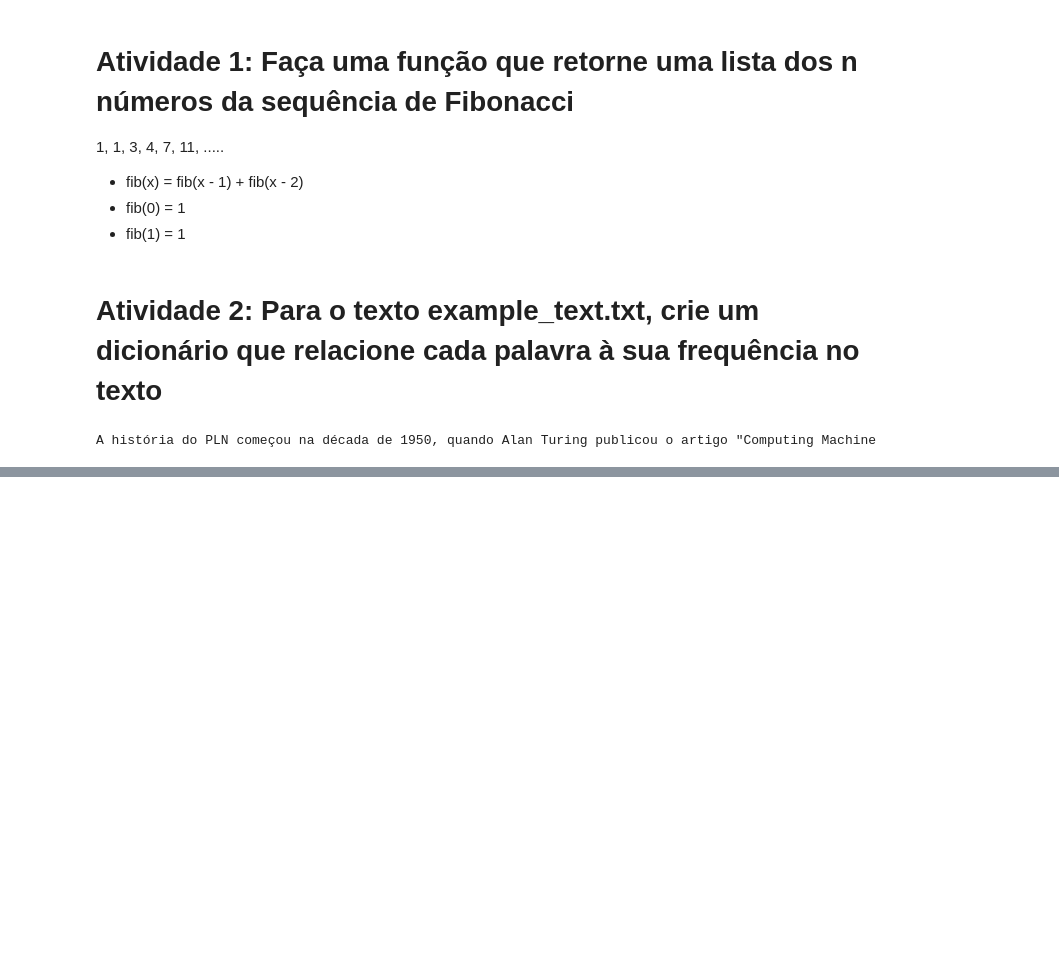
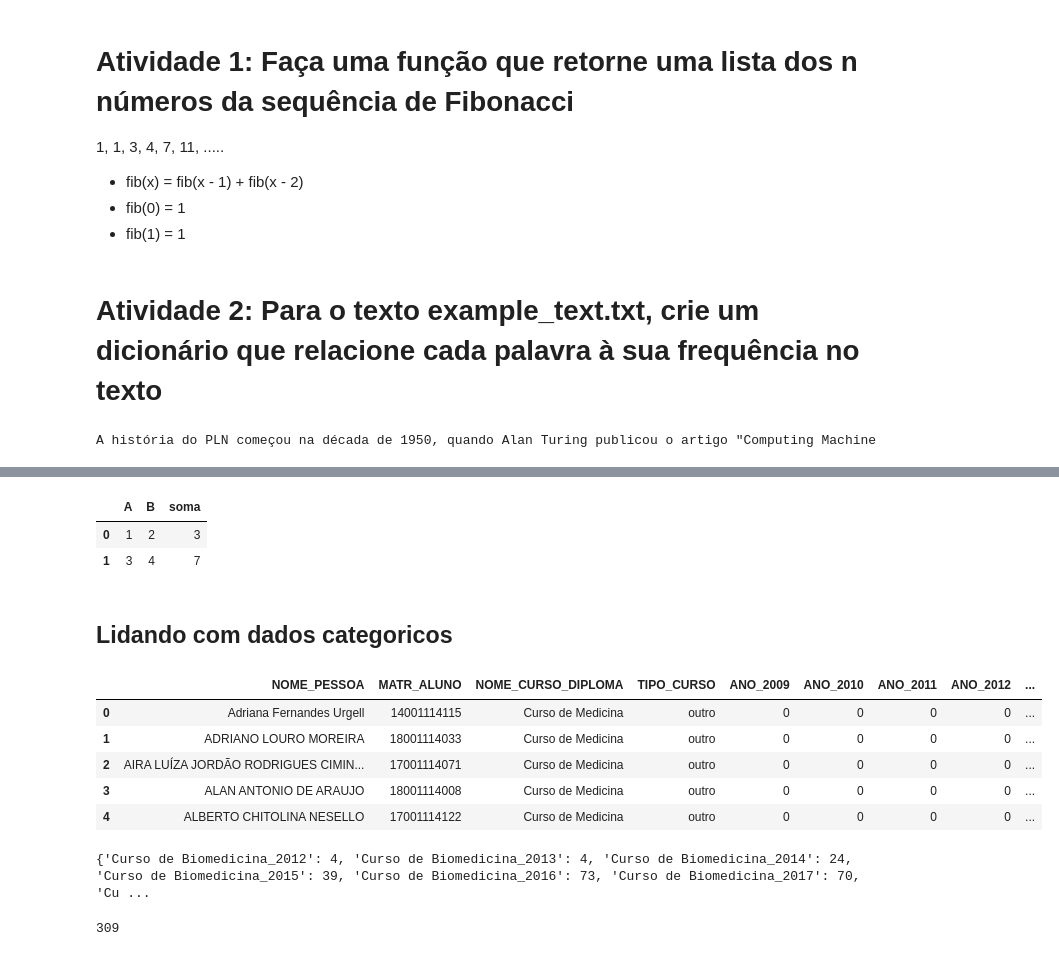
Before and after one commit to fnbalves/curso_machine_learning, a Jupyter notebook: Aprendendo python - parte 1.ipynb, the cells around one changed output, grey strips where cells are left out. Saved outputs shown, nothing was run; the diff lists cells and outputs as text; code cells hidden in the pictures; blank space fills up the shorter version.

Commit message:
Added pandas and XML lessons

```diff
--- a/Aprendendo python - parte 1.ipynb
+++ b/Aprendendo python - parte 1.ipynb
@@ -339,0 +512,20 @@ A história do PLN começou na década de 1950, quando Alan Turing publicou o ar
+# %%
+example_df['soma'] = example_df.apply(lambda row: row['A'] + row['B'], axis=1)
+example_df
+# %% [output]
+|  | A | B | soma |
+| 0 | 1 | 2 | 3 |
+| 1 | 3 | 4 | 7 |
+# %% [markdown]
+<h2>Lidando com dados categoricos</h2>
+# %%
+#Podemos criar variaveis dummy facilmente com o Pandas
+with_dummies = pd.get_dummies(raw_df, columns=['ANO_INGRESSO'], prefix='ANO', )
+with_dummies.head()
+# %% [output]
+|  | NOME_PESSOA | MATR_ALUNO | NOME_CURSO_DIPLOMA | TIPO_CURSO | ANO_2009 | ANO_2010 | ANO_2011 | ANO_2012 | ... |
+| 0 | Adriana Fernandes Urgell | 14001114115 | Curso de Medicina | outro | 0 | 0 | 0 | 0 | ... |
+| 1 | ADRIANO LOURO MOREIRA | 18001114033 | Curso de Medicina | outro | 0 | 0 | 0 | 0 | ... |
+| 2 | AIRA LUÍZA JORDÃO RODRIGUES CIMIN... | 17001114071 | Curso de Medicina | outro | 0 | 0 | 0 | 0 | ... |
+| 3 | ALAN ANTONIO DE ARAUJO | 18001114008 | Curso de Medicina | outro | 0 | 0 | 0 | 0 | ... |
+| 4 | ALBERTO CHITOLINA NESELLO | 17001114122 | Curso de Medicina | outro | 0 | 0 | 0 | 0 | ... |
@@ -339,0 +536,18 @@ A história do PLN começou na década de 1950, quando Alan Turing publicou o ar
+# %%
+#Iterando em um grupo
+def number_students(group):
+    return len(group)
+
+group_size = {}
+
+for key, group in grouped_raw_df:
+    str_key = '_'.join([str(k) for k in key])
+    group_size[str_key] = number_students(group)
+
+print(group_size)
+# %% [output]
+{'Curso de Biomedicina_2012': 4, 'Curso de Biomedicina_2013': 4, 'Curso de Biomedicina_2014': 24, 'Curso de Biomedicina_2015': 39, 'Curso de Biomedicina_2016': 73, 'Curso de Biomedicina_2017': 70, 'Cu ...
+# %%
+len(grouped_raw_df)
+# %% [output]
+309
```
Also changed, not shown: parts of 42 cells of this notebook.
